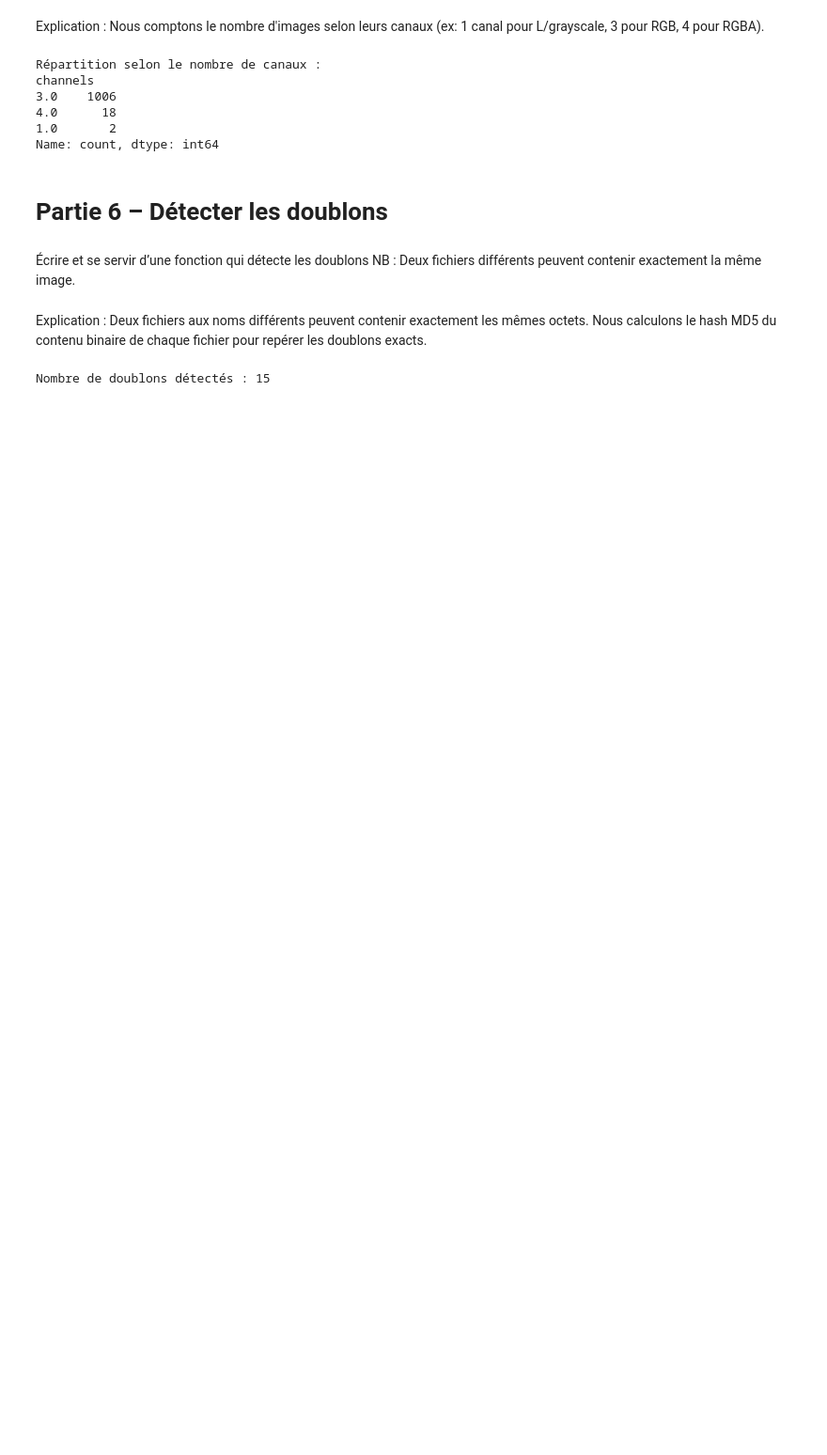
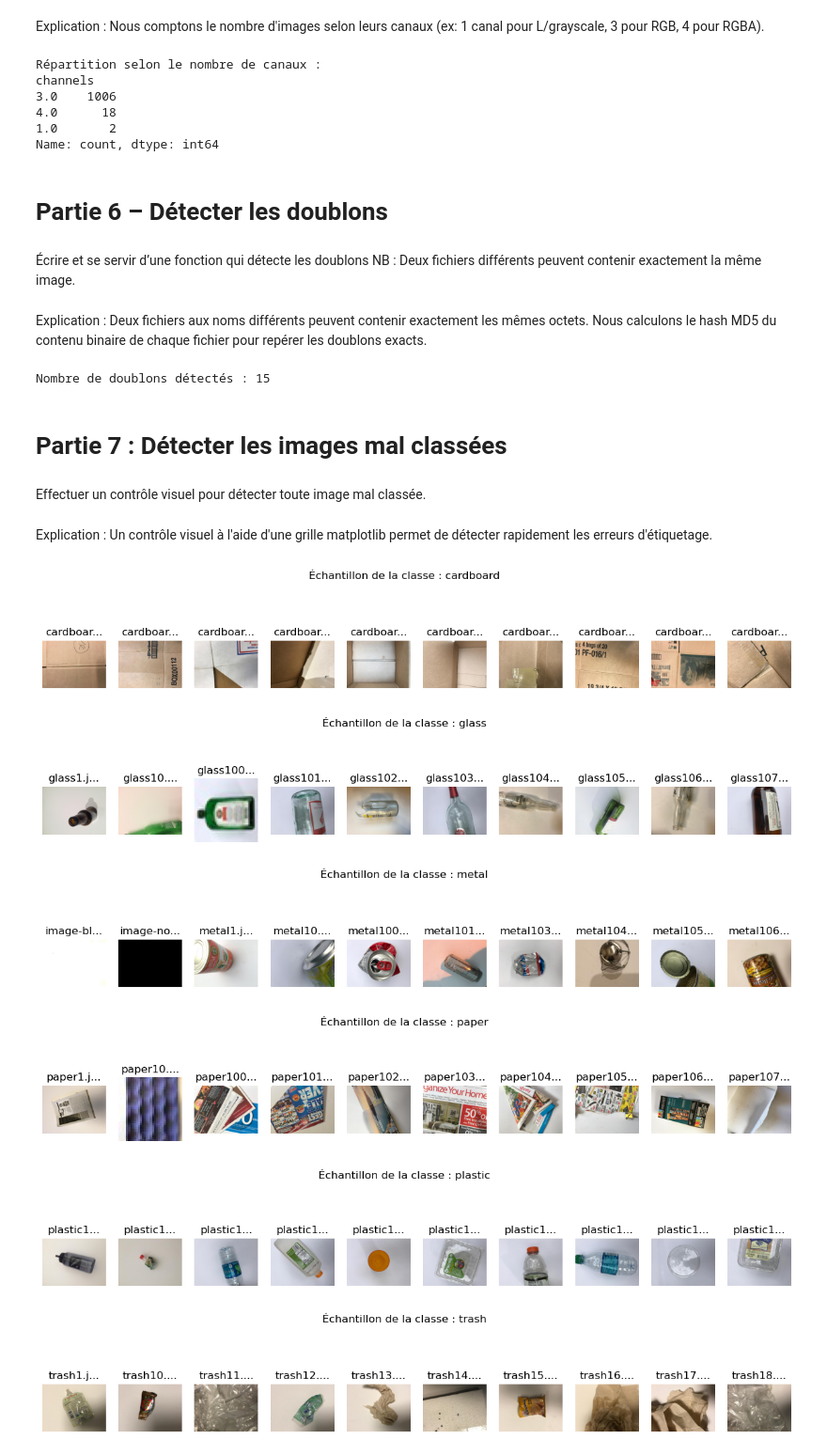
Before and after one commit to khadidiatoungom4-ai/Atelier-Pr-paration-de-Donn-es-Images, a Jupyter notebook: notebooks/atelier_prepa_donnees_images.ipynb, the cells around one changed output. Shown at 94% size. Cells and saved outputs as stored; diff of their text form; code cells hidden in the pictures; blank space fills up the shorter version.

Commit message:
Partie 7 : Détecter les images mal classées

```diff
--- a/notebooks/atelier_prepa_donnees_images.ipynb
+++ b/notebooks/atelier_prepa_donnees_images.ipynb
@@ -226,3 +226,37 @@ df_meta['is_duplicate'] = df_meta.duplicated(subset=['hash'], keep='first') & df
 print(f"Nombre de doublons détectés : {df_meta['is_duplicate'].sum()}")
 # %% [output]
 Nombre de doublons détectés : 15
+# %% [markdown]
+# Partie 7 : Détecter les images mal classées
+# %% [markdown]
+Effectuer un contrôle visuel pour détecter toute image mal classée.
+# %% [markdown]
+Explication : Un contrôle visuel à l'aide d'une grille matplotlib permet de détecter rapidement les erreurs d'étiquetage.
+# %%
+def plot_category_samples(df, category, samples=10):
+    subset = df[(df['class'] == category) & (~df['is_corrupted'])].head(samples)
+    plt.figure(figsize=(15, 3))
+    for idx, (_, row) in enumerate(subset.iterrows()):
+        plt.subplot(1, samples, idx + 1)
+        img = Image.open(row['file_path'])
+        plt.imshow(img)
+        plt.title(f"{row['file_name'][:8]}...")
+        plt.axis('off')
+    plt.suptitle(f"Échantillon de la classe : {category}")
+    plt.show()
+
+# Affichage pour chaque classe
+for c in CLASSES:
+    plot_category_samples(df_meta, c)
+
+# Exemple : marquage manuel si une image 'metal' se trouve dans 'paper'
+# (Remplacez 'image_exemple.jpg' par le nom réel identifié)
+df_meta['is_misclassified'] = False
+# df_meta.loc[df_meta['file_name'] == 'image_erreur.jpg', 'is_misclassified'] = True
+# %% [output]
+[figure, added]
+[figure, added]
+[figure, added]
+[figure, added]
+[figure, added]
+[figure, added]
```
